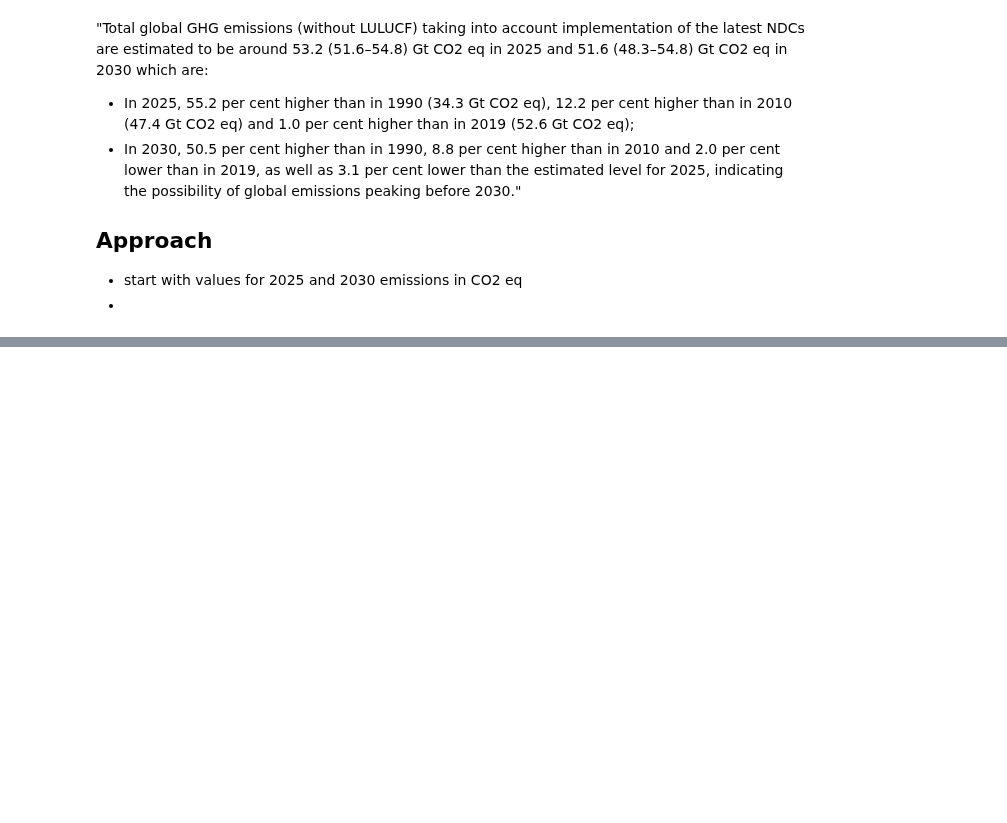
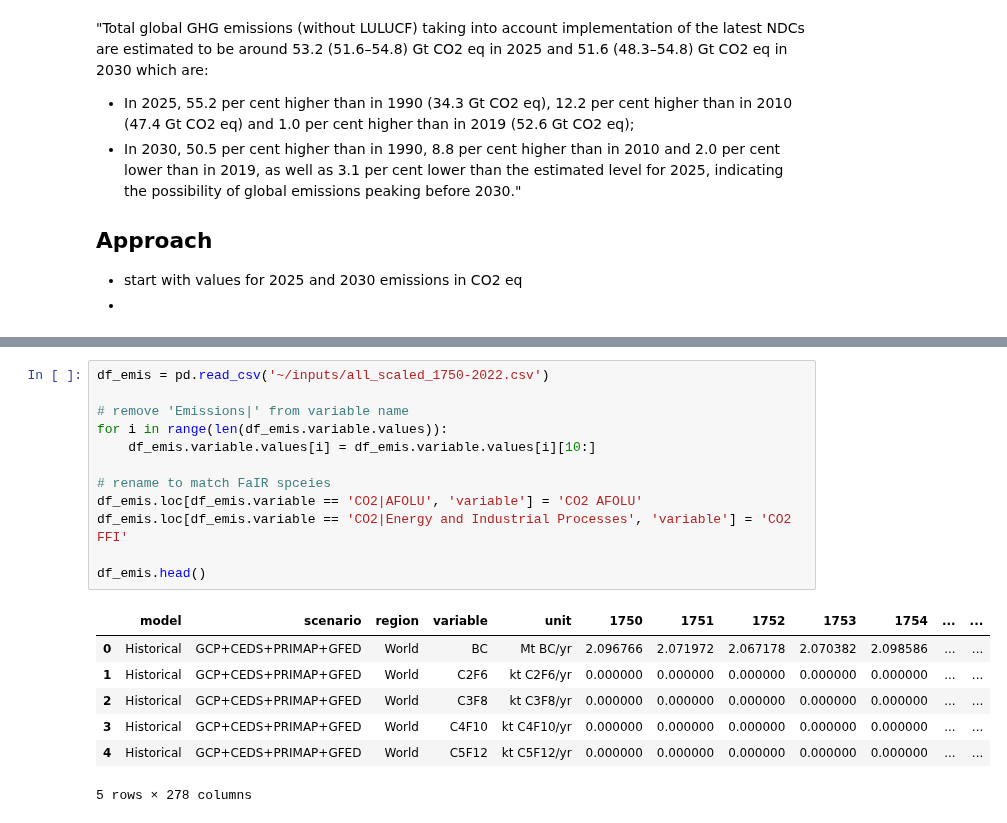
Before and after one commit to ericasimon16/woodwell_internship, a Jupyter notebook: future_emis.ipynb, the cells around one changed output, grey strips where cells are left out. Saved outputs shown, nothing was run; the diff lists cells and outputs as text; blank space fills up the shorter version.

```diff
--- a/future_emis.ipynb
+++ b/future_emis.ipynb
@@ -15,0 +26,20 @@
+# %%
+df_emis = pd.read_csv('~/inputs/all_scaled_1750-2022.csv')
+
+# remove 'Emissions|' from variable name
+for i in range(len(df_emis.variable.values)):
+    df_emis.variable.values[i] = df_emis.variable.values[i][10:]
+
+# rename to match FaIR spceies
+df_emis.loc[df_emis.variable == 'CO2|AFOLU', 'variable'] = 'CO2 AFOLU'
+df_emis.loc[df_emis.variable == 'CO2|Energy and Industrial Processes', 'variable'] = 'CO2 FFI'
+
+df_emis.head()
+# %% [output]
+|  | model | scenario | region | variable | unit | 1750 | 1751 | 1752 | 1753 | 1754 | ... | ... |
+| 0 | Historical | GCP+CEDS+PRIMAP+GFED | World | BC | Mt BC/yr | 2.096766 | 2.071972 | 2.067178 | 2.070382 | 2.098586 | ... | ... |
+| 1 | Historical | GCP+CEDS+PRIMAP+GFED | World | C2F6 | kt C2F6/yr | 0.000000 | 0.000000 | 0.000000 | 0.000000 | 0.000000 | ... | ... |
+| 2 | Historical | GCP+CEDS+PRIMAP+GFED | World | C3F8 | kt C3F8/yr | 0.000000 | 0.000000 | 0.000000 | 0.000000 | 0.000000 | ... | ... |
+| 3 | Historical | GCP+CEDS+PRIMAP+GFED | World | C4F10 | kt C4F10/yr | 0.000000 | 0.000000 | 0.000000 | 0.000000 | 0.000000 | ... | ... |
+| 4 | Historical | GCP+CEDS+PRIMAP+GFED | World | C5F12 | kt C5F12/yr | 0.000000 | 0.000000 | 0.000000 | 0.000000 | 0.000000 | ... | ... |
+5 rows × 278 columns
```
Also changed, not shown: parts of 7 cells of this notebook.
